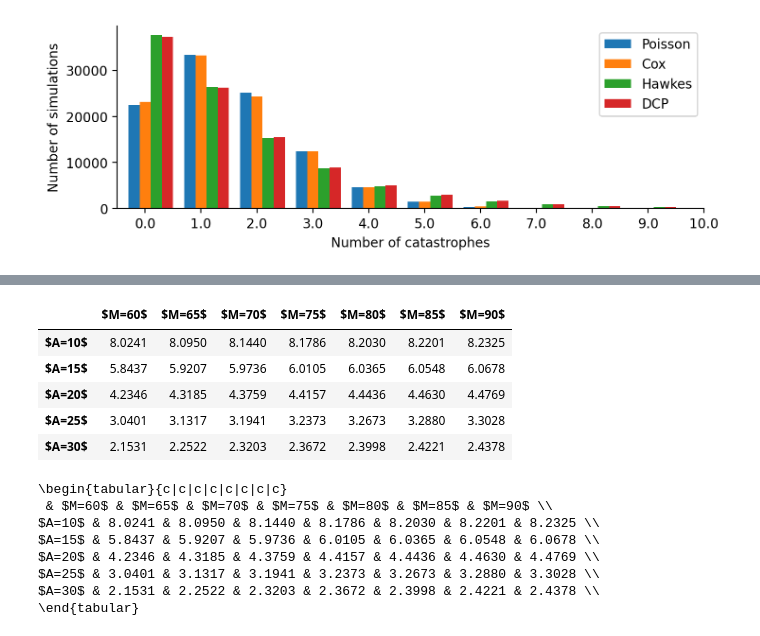
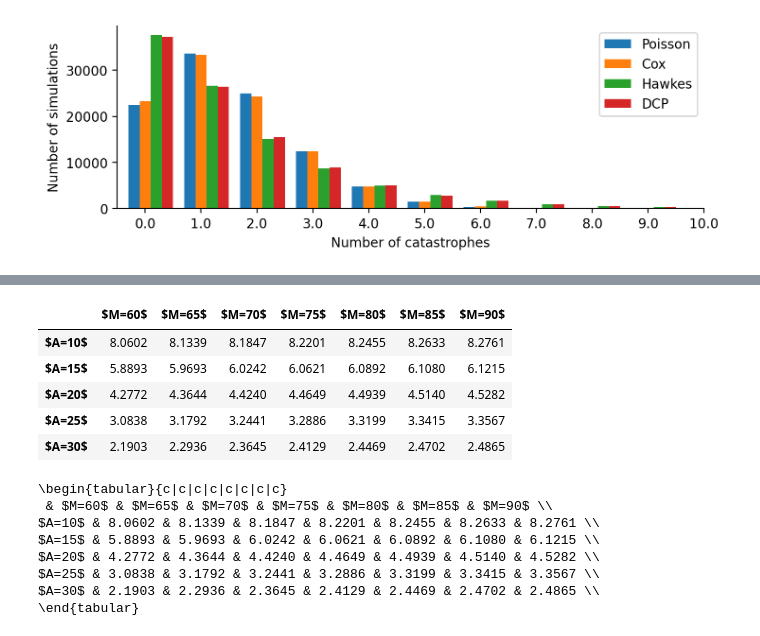
Before and after one commit to Pat-Laub/catastrophe-reinsurance-pricing-compound-point-process, a Jupyter notebook: notebooks/test_reinsurance.ipynb, the cells around one changed output, grey strips where cells are left out. Drawn from its saved outputs; the diff is of its cells as text; code cells hidden in the pictures.

```diff
--- a/notebooks/test_reinsurance.ipynb
+++ b/notebooks/test_reinsurance.ipynb
@@ -34,7 +34,7 @@ sigma_L = 0.02
 
 # Interest rate parameters
 r_0 = 0.02
-kappa = 0.2
+k = 0.2
 m = 0.05  # 0.5
 upsilon = 0.1
 lambda_r = -0.01
@@ -63,18 +63,20 @@ Loading 'c:\Users\Patrick\Dropbox\Jiwook Project Local\catastrophe-reinsurance-p
 assert np.isnan(all_time_series).mean() == 0
 # %%
 # Poisson process
-def simulate_poisson(rg):
+def simulate_poisson(seed):
     lambda_ = 0.5
+    rg = rnd.default_rng(seed)
     return rg.poisson(lambda_ * maturity)
 
 
 # Cox proces
-def simulate_cox(rg):
+def simulate_cox(seed):
     lambda0 = 0.49
     a = 0.4
     rho = 0.4
     delta = 1
 
+    rg = rnd.default_rng(seed)
     selfJumpSizeDist = lambda rg: 0
     extJumpSizeDist = lambda rg: rg.uniform(0, 0.5)
 
@@ -84,12 +86,13 @@ def simulate_cox(rg):
 
 
 # Hawkes process
-def simulate_hawkes(rg):
+def simulate_hawkes(seed):
     lambda0 = 0.47
     a = 0.26
     rho = 0.4
     delta = 1
 
+    rg = rnd.default_rng(seed)
     selfJumpSizeDist = lambda rg: rg.uniform()
     extJumpSizeDist = lambda rg: 0
 
@@ -99,12 +102,13 @@ def simulate_hawkes(rg):
 
 
 # Dynamic contagion process
-def simulate_dcp(rg):
+def simulate_dcp(seed):
     lambda0 = 0.29
     a = 0.26
     rho = 0.4
     delta = 1
 
+    rg = rnd.default_rng(seed)
     selfJumpSizeDist = lambda rg: rg.uniform()
     extJumpSizeDist = lambda rg: rg.uniform(0, 0.5)
 
@@ -132,0 +186,23 @@ C_T_dcp, num_cats_dcp = simulate_catastrophe_losses(rg, R, simulate_dcp, mu_C, s
+# %%
+%%time
+# Catastrophe loss size distribution parameters
+mu_C = 2
+sigma_C = 0.5
+
+seed = 123
+
+C_T_poisson, num_cats_poisson = simulate_catastrophe_losses(
+    seed, R, simulate_poisson, mu_C, sigma_C
+)
+
+C_T_cox, num_cats_cox = simulate_catastrophe_losses(
+    seed, R, simulate_cox, mu_C, sigma_C
+)
+
+C_T_hawkes, num_cats_hawkes = simulate_catastrophe_losses(
+    seed, R, simulate_hawkes, mu_C, sigma_C
+)
+
+C_T_dcp, num_cats_dcp = simulate_catastrophe_losses(
+    seed, R, simulate_dcp, mu_C, sigma_C
+)
@@ -287,21 +376,25 @@ $A=30$ & 0.9747 & 0.9856 & 0.9910 & 0.9935 & 0.9945 & 0.9950 & 0.9953 \\
 # %%
 prices_hawkes = calculate_prices(V_T, L_T, int_r_t, C_T_hawkes, markup).round(ROUNDING)
 display(prices_hawkes)
-print(prices_hawkes.style.to_latex().replace("00 ", " ").replace("lrrrrrrr", "c|c|c|c|c|c|c|c"))
+print(
+    prices_hawkes.style.to_latex()
+    .replace("00 ", " ")
+    .replace("lrrrrrrr", "c|c|c|c|c|c|c|c")
+)
 # %% [output]
 |  | $M=60$ | $M=65$ | $M=70$ | $M=75$ | $M=80$ | $M=85$ | $M=90$ |
-| $A=10$ | 8.0241 | 8.0950 | 8.1440 | 8.1786 | 8.2030 | 8.2201 | 8.2325 |
-| $A=15$ | 5.8437 | 5.9207 | 5.9736 | 6.0105 | 6.0365 | 6.0548 | 6.0678 |
-| $A=20$ | 4.2346 | 4.3185 | 4.3759 | 4.4157 | 4.4436 | 4.4630 | 4.4769 |
-| $A=25$ | 3.0401 | 3.1317 | 3.1941 | 3.2373 | 3.2673 | 3.2880 | 3.3028 |
-| $A=30$ | 2.1531 | 2.2522 | 2.3203 | 2.3672 | 2.3998 | 2.4221 | 2.4378 |
+| $A=10$ | 8.0602 | 8.1339 | 8.1847 | 8.2201 | 8.2455 | 8.2633 | 8.2761 |
+| $A=15$ | 5.8893 | 5.9693 | 6.0242 | 6.0621 | 6.0892 | 6.1080 | 6.1215 |
+| $A=20$ | 4.2772 | 4.3644 | 4.4240 | 4.4649 | 4.4939 | 4.5140 | 4.5282 |
+| $A=25$ | 3.0838 | 3.1792 | 3.2441 | 3.2886 | 3.3199 | 3.3415 | 3.3567 |
+| $A=30$ | 2.1903 | 2.2936 | 2.3645 | 2.4129 | 2.4469 | 2.4702 | 2.4865 |
 \begin{tabular}{c|c|c|c|c|c|c|c}
  & $M=60$ & $M=65$ & $M=70$ & $M=75$ & $M=80$ & $M=85$ & $M=90$ \\
-$A=10$ & 8.0241 & 8.0950 & 8.1440 & 8.1786 & 8.2030 & 8.2201 & 8.2325 \\
-$A=15$ & 5.8437 & 5.9207 & 5.9736 & 6.0105 & 6.0365 & 6.0548 & 6.0678 \\
-$A=20$ & 4.2346 & 4.3185 & 4.3759 & 4.4157 & 4.4436 & 4.4630 & 4.4769 \\
-$A=25$ & 3.0401 & 3.1317 & 3.1941 & 3.2373 & 3.2673 & 3.2880 & 3.3028 \\
-$A=30$ & 2.1531 & 2.2522 & 2.3203 & 2.3672 & 2.3998 & 2.4221 & 2.4378 \\
+$A=10$ & 8.0602 & 8.1339 & 8.1847 & 8.2201 & 8.2455 & 8.2633 & 8.2761 \\
+$A=15$ & 5.8893 & 5.9693 & 6.0242 & 6.0621 & 6.0892 & 6.1080 & 6.1215 \\
+$A=20$ & 4.2772 & 4.3644 & 4.4240 & 4.4649 & 4.4939 & 4.5140 & 4.5282 \\
+$A=25$ & 3.0838 & 3.1792 & 3.2441 & 3.2886 & 3.3199 & 3.3415 & 3.3567 \\
+$A=30$ & 2.1903 & 2.2936 & 2.3645 & 2.4129 & 2.4469 & 2.4702 & 2.4865 \\
 \end{tabular}
 # %%
 prices_dcp = calculate_prices(V_T, L_T, int_r_t, C_T_dcp, markup).round(ROUNDING)
```
Also changed, not shown: parts of 20 cells of this notebook, 2 other files.
